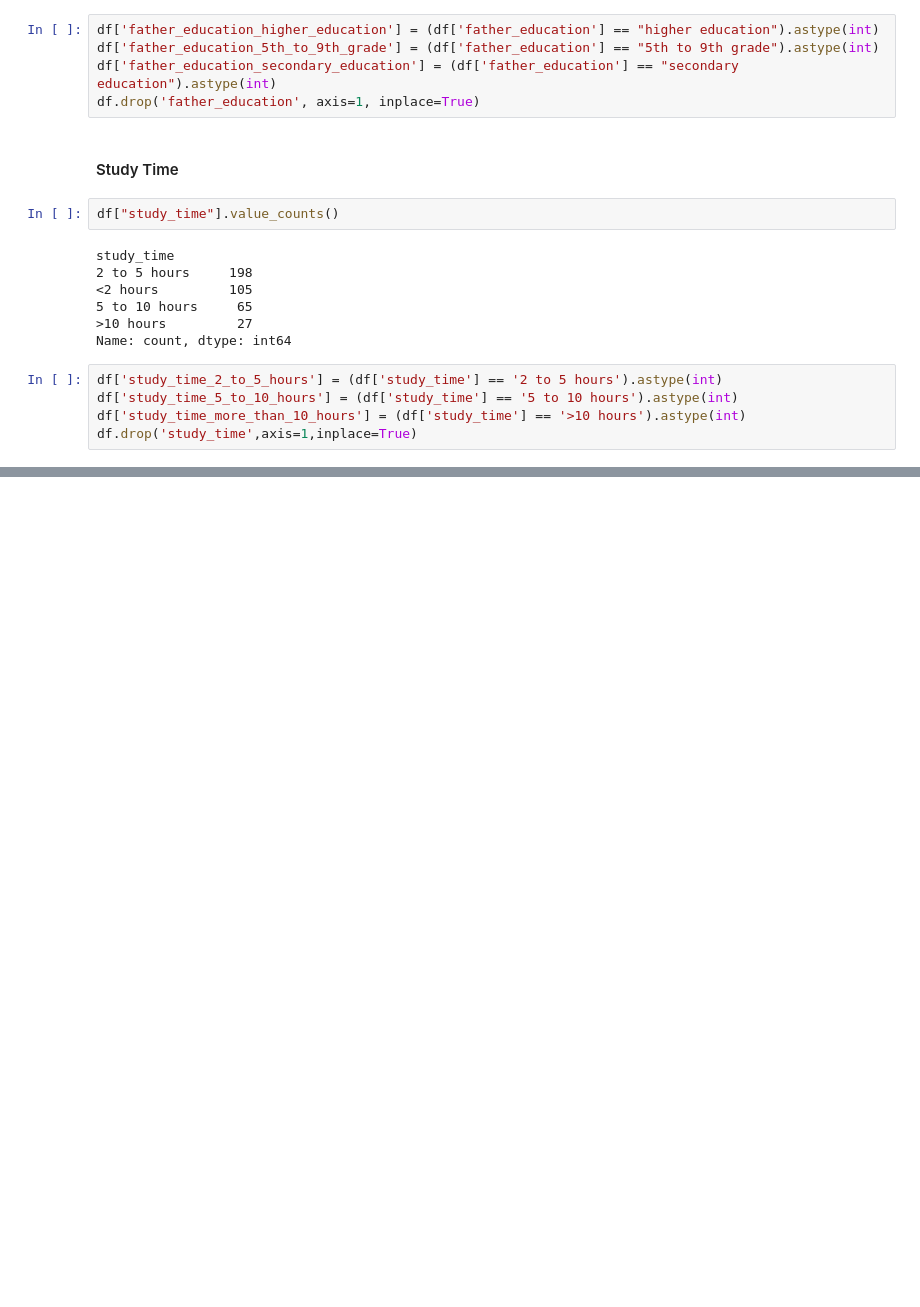
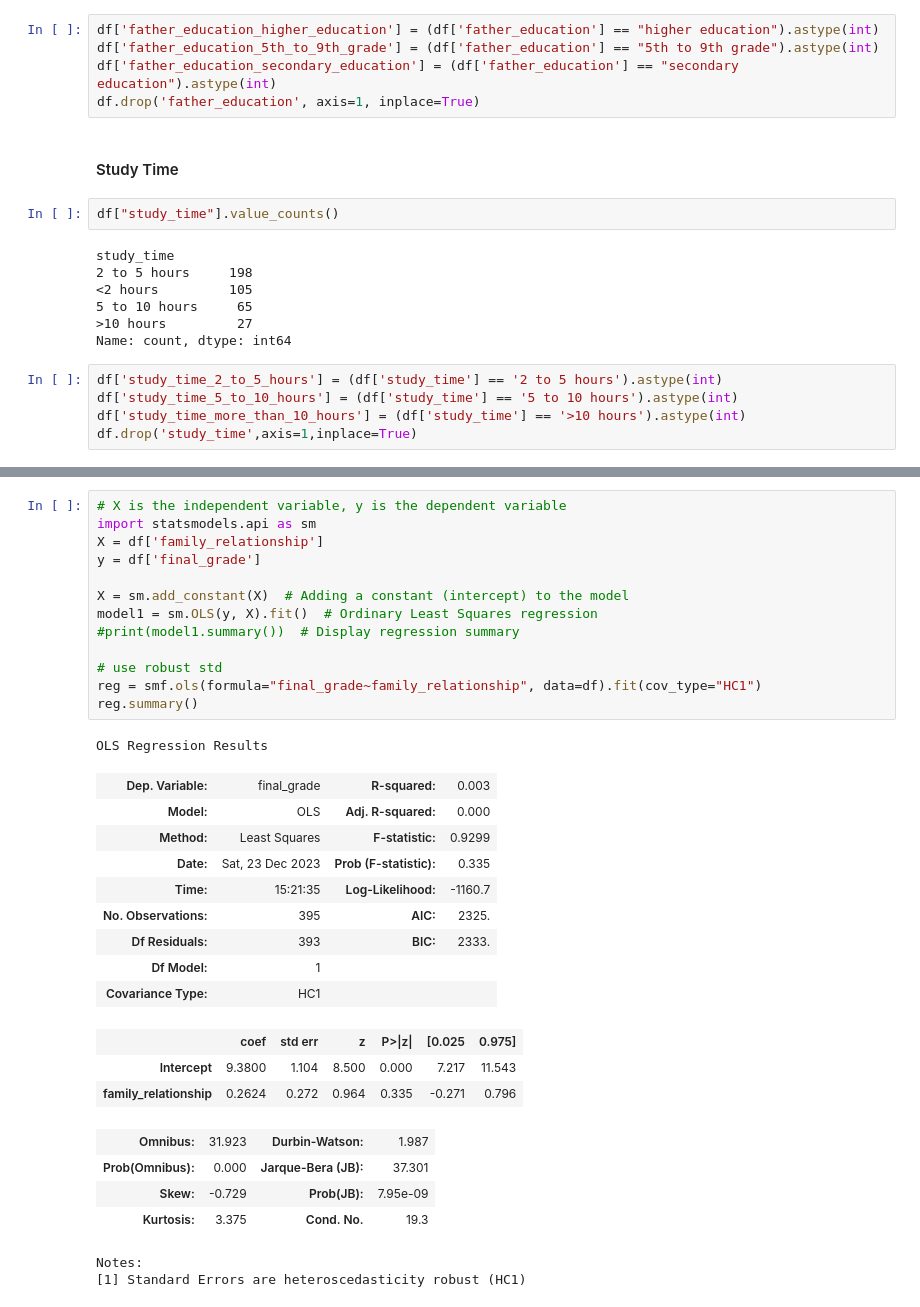
Before and after one commit to Alejandra-savagebriz/DA2, a Jupyter notebook: FinalProjectDA2_OK.ipynb, the cells around one changed output, grey strips where cells are left out. Cells and saved outputs as stored; diff of their text form; blank space fills up the shorter version.

Commit message:
Addition of Model 1 code and interpretation

```diff
--- a/FinalProjectDA2_OK.ipynb
+++ b/FinalProjectDA2_OK.ipynb
@@ -730,0 +744,33 @@ df.drop('study_time',axis=1,inplace=True)
+# %%
+# X is the independent variable, y is the dependent variable
+import statsmodels.api as sm
+X = df['family_relationship']
+y = df['final_grade']
+
+X = sm.add_constant(X)  # Adding a constant (intercept) to the model
+model1 = sm.OLS(y, X).fit()  # Ordinary Least Squares regression
+#print(model1.summary())  # Display regression summary
+
+# use robust std
+reg = smf.ols(formula="final_grade~family_relationship", data=df).fit(cov_type="HC1")
+reg.summary()
+# %% [output]
+OLS Regression Results
+| Dep. Variable: | final_grade | R-squared: | 0.003 |
+| Model: | OLS | Adj. R-squared: | 0.000 |
+| Method: | Least Squares | F-statistic: | 0.9299 |
+| Date: | Sat, 23 Dec 2023 | Prob (F-statistic): | 0.335 |
+| Time: | 15:21:35 | Log-Likelihood: | -1160.7 |
+| No. Observations: | 395 | AIC: | 2325. |
+| Df Residuals: | 393 | BIC: | 2333. |
+| Df Model: | 1 |  |  |
+| Covariance Type: | HC1 |  |  |
+|  | coef | std err | z | P>|z| | [0.025 | 0.975] |
+| Intercept | 9.3800 | 1.104 | 8.500 | 0.000 | 7.217 | 11.543 |
+| family_relationship | 0.2624 | 0.272 | 0.964 | 0.335 | -0.271 | 0.796 |
+| Omnibus: | 31.923 | Durbin-Watson: | 1.987 |
+| Prob(Omnibus): | 0.000 | Jarque-Bera (JB): | 37.301 |
+| Skew: | -0.729 | Prob(JB): | 7.95e-09 |
+| Kurtosis: | 3.375 | Cond. No. | 19.3 |
+Notes:
+[1] Standard Errors are heteroscedasticity robust (HC1)
```
Also changed, not shown: parts of 6 cells of this notebook.
